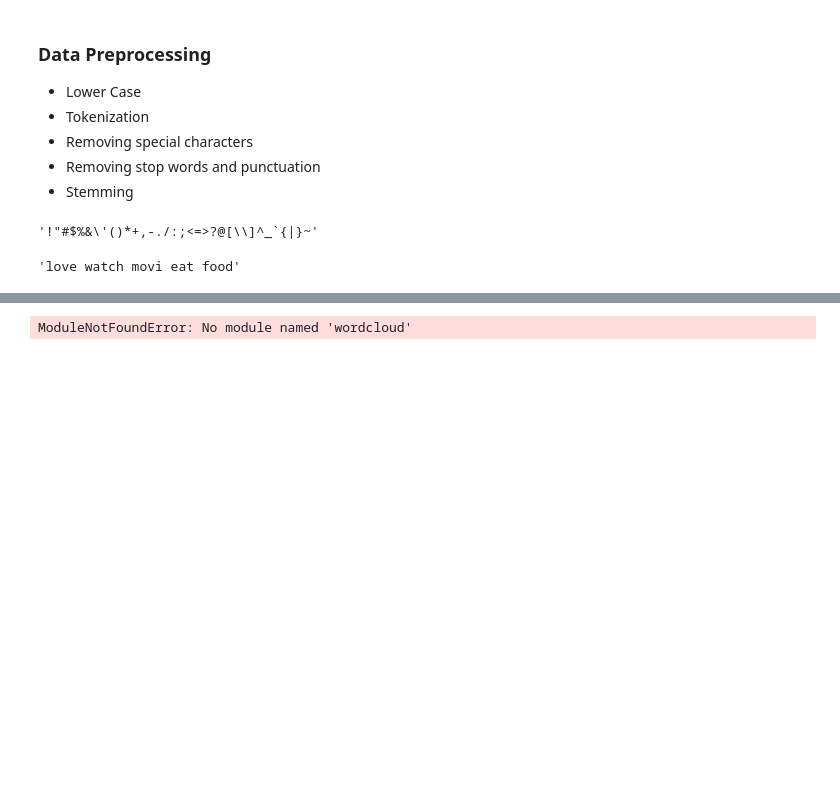
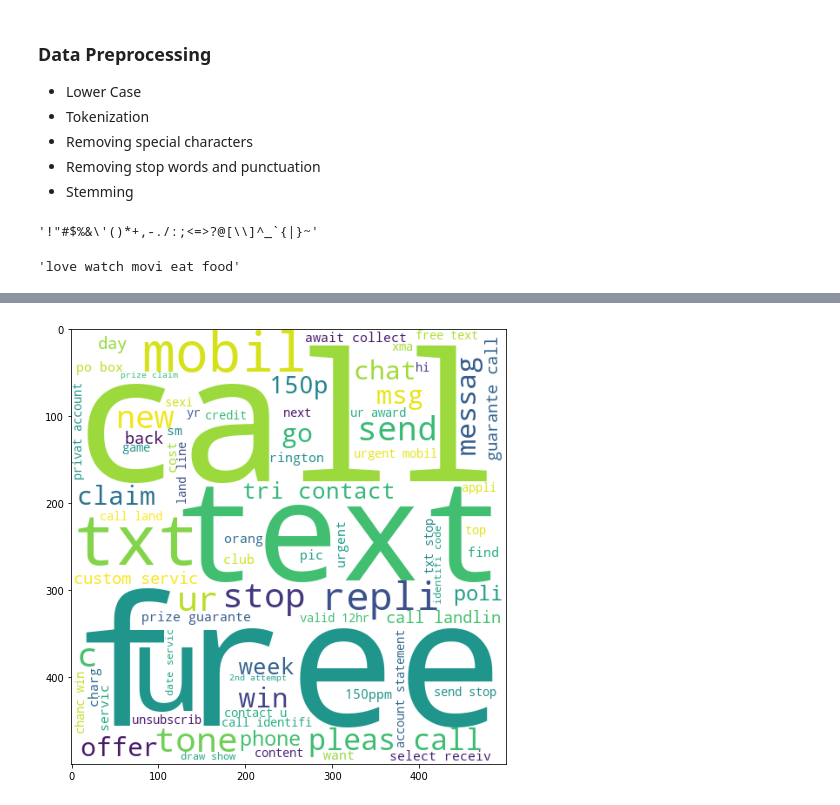
Before and after one commit to Agrim1210/Spam-SMS-Detection, a Jupyter notebook: sms_spam_detection.ipynb, the cells around one changed output, grey strips where cells are left out. Drawn from its saved outputs; the diff is of its cells as text; code cells hidden in the pictures; blank space fills up the shorter version.

Commit message:
Word Cloud

```diff
--- a/sms_spam_detection.ipynb
+++ b/sms_spam_detection.ipynb
@@ -277,6 +277,11 @@ data.head()
 | 4 | 0 | Nah I don't think he goes to usf,... | 61 | 15 | 1 | nah think goe usf live around though |
 # %%
 from wordcloud import WordCloud
-wc=WordCloud(width=50,height=50,min_font_size=10,background_color='white')
+wc=WordCloud(width=500,height=500,min_font_size=10,background_color='white')
-# %% [output]
-ModuleNotFoundError: No module named 'wordcloud'
+# %%
+spam_wc=wc.generate(data[data['Target']==1]['Transformed_Text'].str.cat(sep=" "));
+# %%
+plt.figure(figsize=(15,8))
+plt.imshow(spam_wc);
+# %% [output]
+[figure, added]
```
Also changed, not shown: parts of 2 cells of this notebook.
